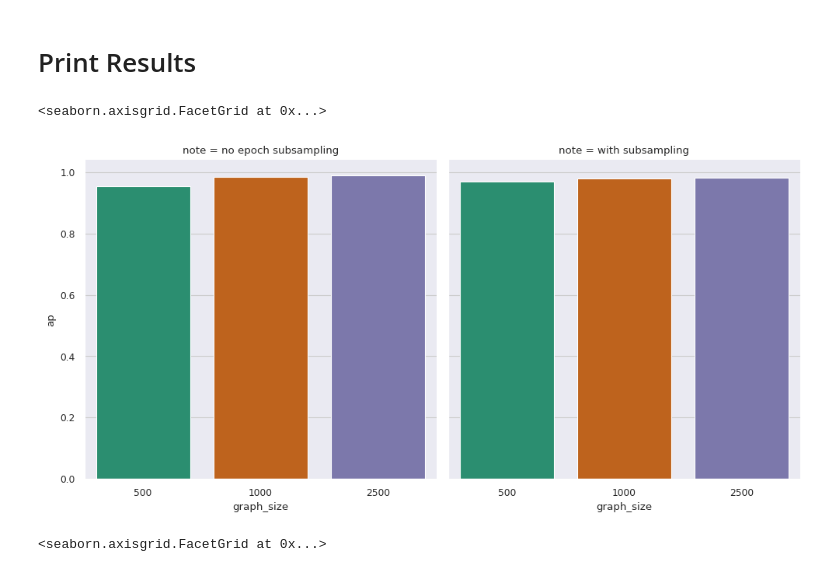
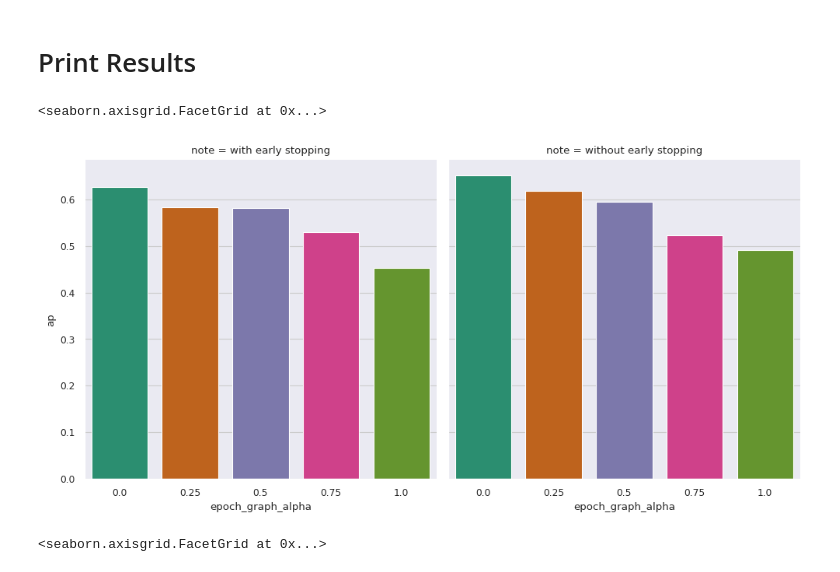
Before and after one commit to HydrofinLoewenherz/embedding-eval-framework, a Jupyter notebook: notebooks/main.ipynb, the cells around one changed output. Saved outputs shown, nothing was run; the diff lists cells and outputs as text; code cells hidden in the pictures.

```diff
--- a/notebooks/main.ipynb
+++ b/notebooks/main.ipynb
@@ -116,20 +116,20 @@ sns.set_style("darkgrid", { "grid.color": ".8" })
 palette = "Dark2"
 # %%
 # mean score (bars)
-df_result_mean_ap = df_result.groupby(["graph_size", "note"], as_index=False)["ap"].mean().sort_values(by=['ap'])
+df_result_mean_ap = df_result.groupby(["epoch_graph_alpha", "note"], as_index=False)["ap"].mean().sort_values(by=['ap'])
 # print(df_result_mean_ap)
 
 sns.catplot(
     data=df_result_mean_ap,
     col="note",
-    x="graph_size",
+    x="epoch_graph_alpha",
     y="ap",
     palette=palette,
     kind = "bar"
 )
 # %% [output]
 <seaborn.axisgrid.FacetGrid at 0x...>
-[figure, old version]
+[figure, new version]
 # %%
 # score per epoch graph size and alpha (line with std)
 sns.relplot(
```
Also changed, not shown: parts of 5 cells of this notebook, 13 other files.
